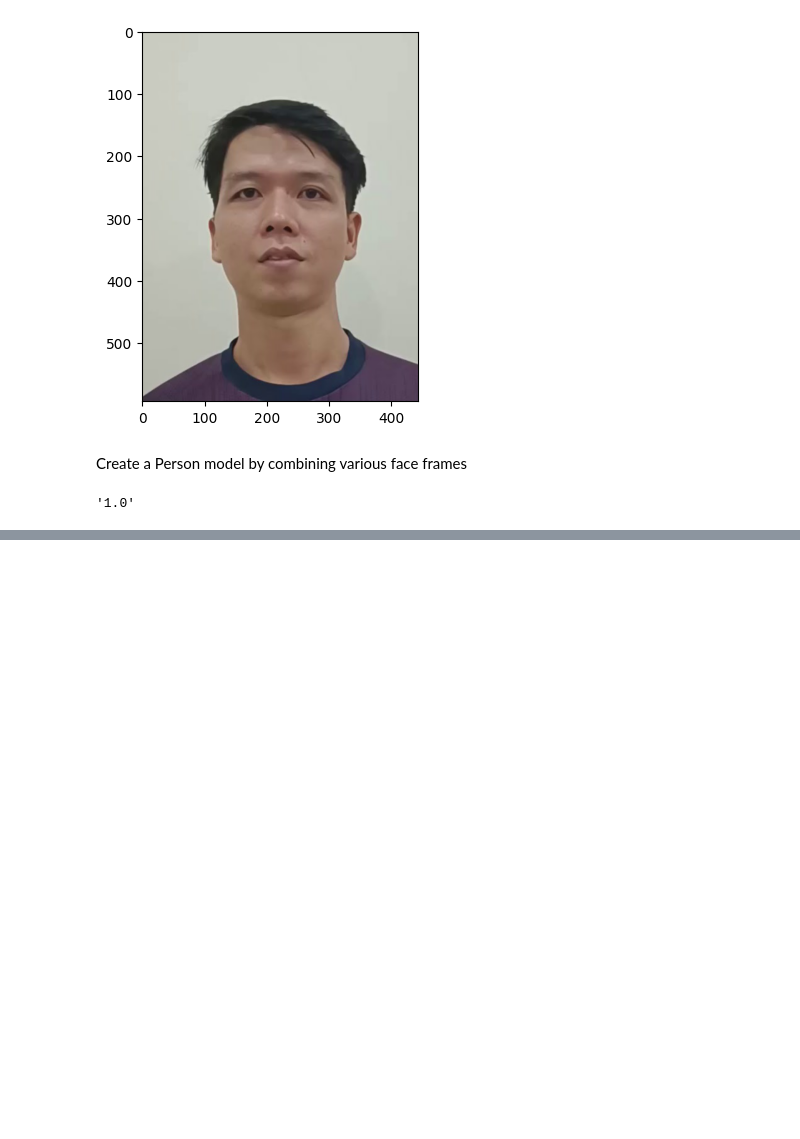
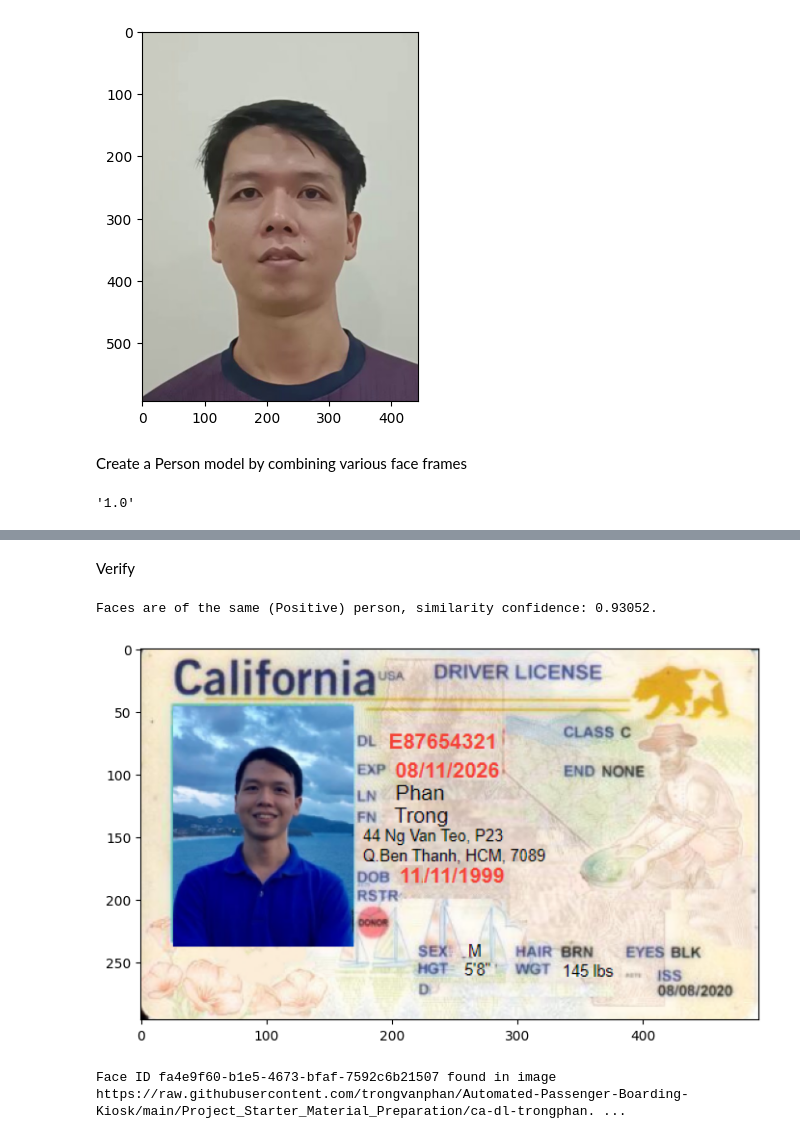
Before and after one commit to trongvanphan/Automated-Passenger-Boarding-Kiosk, a Jupyter notebook: Step 3 - Face Data Extraction/Extract Face from Video.ipynb, the cells around one changed output, grey strips where cells are left out. Drawn from its saved outputs; the diff is of its cells as text; code cells hidden in the pictures; blank space fills up the shorter version.

Commit message:
extract face

```diff
--- a/Step 3 - Face Data Extraction/Extract Face from Video.ipynb
+++ b/Step 3 - Face Data Extraction/Extract Face from Video.ipynb
@@ -217,0 +274,2 @@ SystemExit: Training the person group has failed.
+# %% [markdown]
+Verify
@@ -217,0 +278,20 @@ SystemExit: Training the person group has failed.
+# %%
+if verify_result.is_identical:
+    print("Faces are of the same (Positive) person, similarity confidence: {}.".format(verify_result.confidence))
+else:
+    print("Faces are of different (Negative) persons, similarity confidence: {}.".format(verify_result.confidence))
+# %% [output]
+Faces are of the same (Positive) person, similarity confidence: 0.93052.
+# %%
+def show_image_in_cell(face_url):
+    response = requests.get(face_url)
+    img = Image.open(BytesIO(response.content))
+    plt.figure(figsize=(10,5))
+    plt.imshow(img)
+    plt.show()
+# %%
+dl_source_url = 'https://raw.githubusercontent.com/trongvanphan/Automated-Passenger-Boarding-Kiosk/main/Project_Starter_Material_Preparation/ca-dl-trongphan.png'
+# %%
+show_image_in_cell(dl_source_url)
+# %% [output]
+[figure, added]
@@ -217,0 +300,8 @@ SystemExit: Training the person group has failed.
+# %%
+for face in dl_faces:
+    print('Face ID', face.face_id, 'found in image', dl_source_url)
+    # Add the ID to a dictionary with image name as a key.
+    # This assumes there is only one face per image (since you can't have duplicate keys)
+    ids['ca-dl-sample.png'] = face.face_id
+# %% [output]
+Face ID fa4e9f60-b1e5-4673-bfaf-7592c6b21507 found in image https://raw.githubusercontent.com/trongvanphan/Automated-Passenger-Boarding-Kiosk/main/Project_Starter_Material_Preparation/ca-dl-trongphan. ...
```
Also changed, not shown: parts of 25 cells of this notebook.
